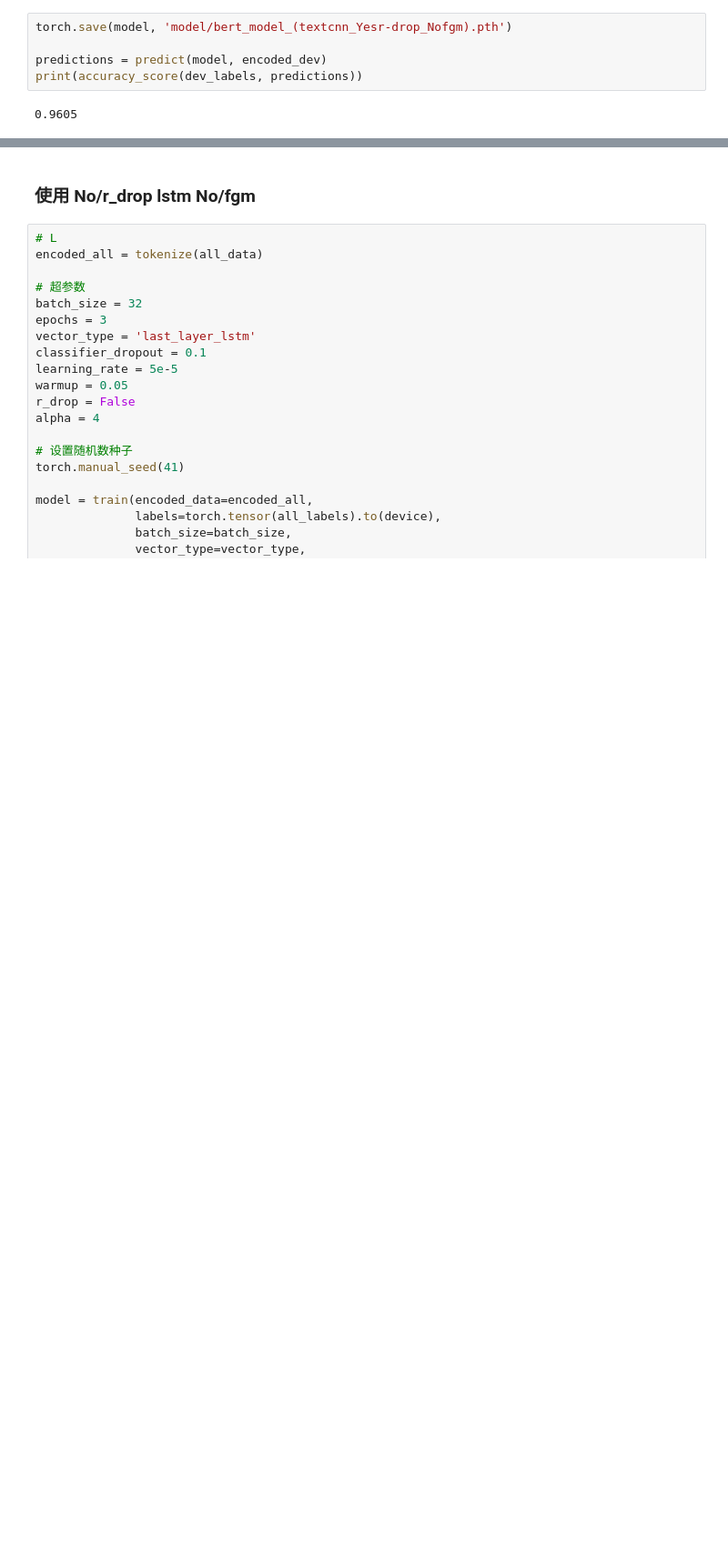
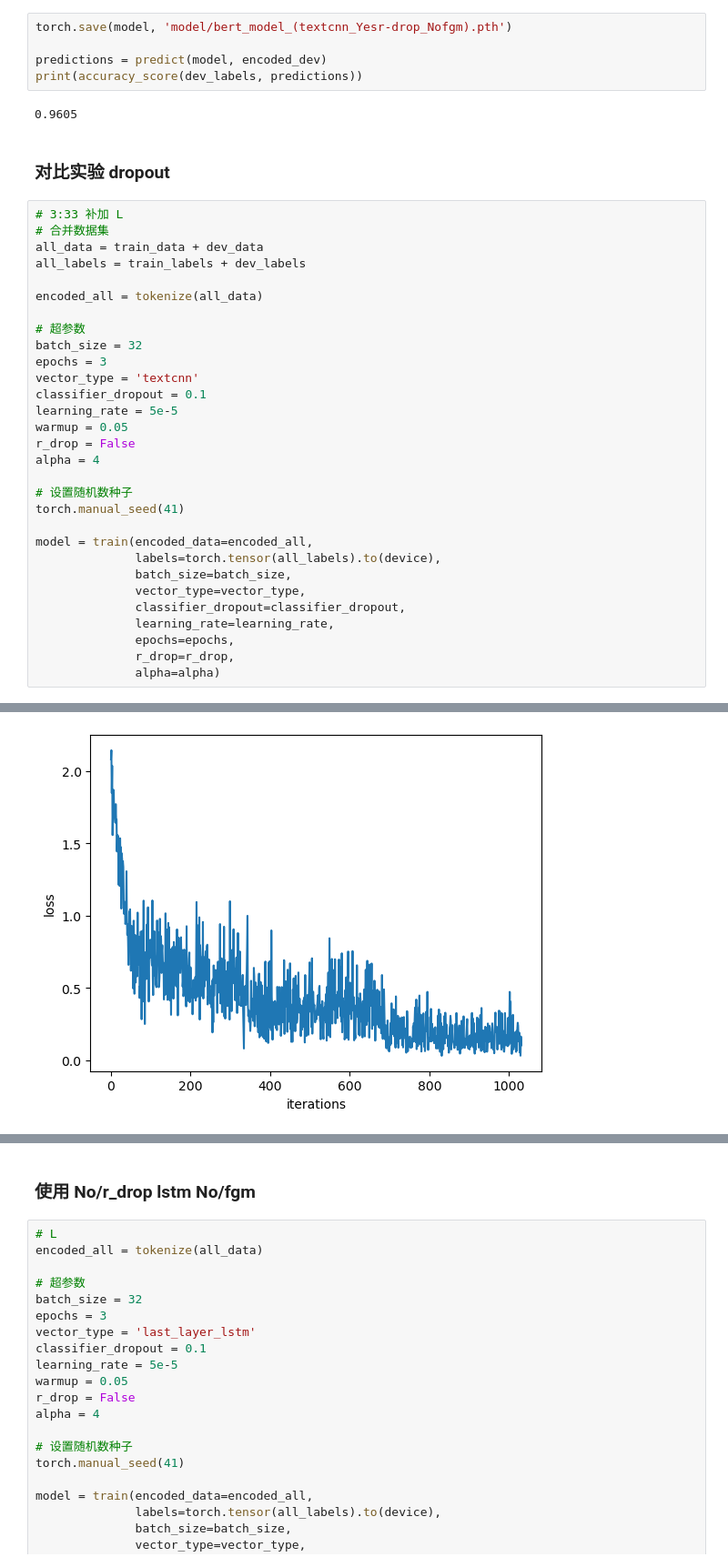
Before and after one commit to bebopoy/BERT-based-Text-Classification, a Jupyter notebook: bert.ipynb, the cells around one changed output, grey strips where cells are left out. Shown at 91% size. Saved outputs shown, nothing was run; the diff lists cells and outputs as text; blank space fills up the shorter version.

```diff
--- a/bert.ipynb
+++ b/bert.ipynb
@@ -944,3 +924,36 @@ predictions = predict(model, encoded_dev)
 print(accuracy_score(dev_labels, predictions))
 # %% [output]
 0.9605
+# %% [markdown]
+### 对比实验 dropout
+# %%
+# 3:33 补加 L
+# 合并数据集
+all_data = train_data + dev_data
+all_labels = train_labels + dev_labels
+
+encoded_all = tokenize(all_data)
+
+# 超参数
+batch_size = 32
+epochs = 3
+vector_type = 'textcnn'
+classifier_dropout = 0.1
+learning_rate = 5e-5
+warmup = 0.05
+r_drop = False
+alpha = 4
+
+# 设置随机数种子
+torch.manual_seed(41)
+
+model = train(encoded_data=encoded_all,
+              labels=torch.tensor(all_labels).to(device),
+              batch_size=batch_size,
+              vector_type=vector_type,
+              classifier_dropout=classifier_dropout,
+              learning_rate=learning_rate,
+              epochs=epochs,
+              r_drop=r_drop,
+              alpha=alpha)
+# %% [output]
@@ -946,0 +977 @@ print(accuracy_score(dev_labels, predictions))
+[figure, added]
```
Also changed, not shown: parts of 5 cells of this notebook.
